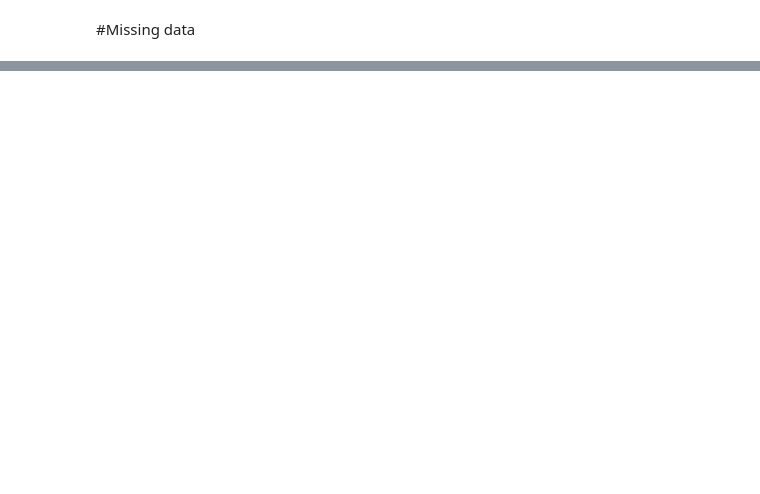
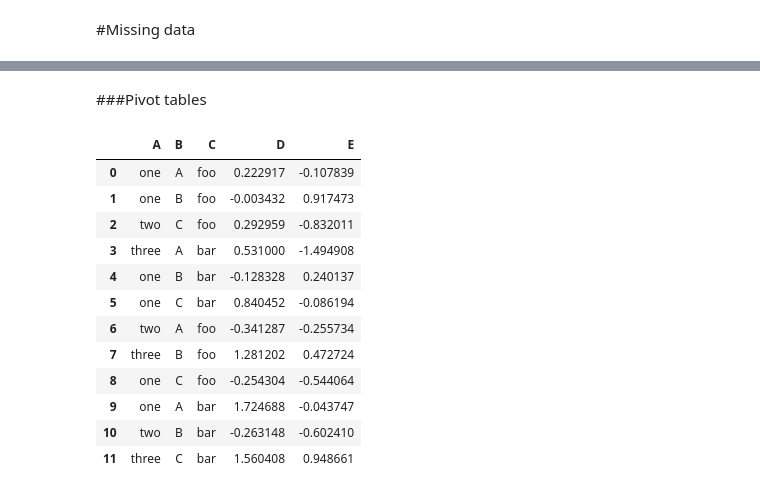
Before and after one commit to aenfield/random, a Jupyter notebook: 10MinutesToPandas.ipynb, the cells around one changed output, grey strips where cells are left out. Cells and saved outputs as stored; diff of their text form; code cells hidden in the pictures; blank space fills up the shorter version.

```diff
--- a/10MinutesToPandas.ipynb
+++ b/10MinutesToPandas.ipynb
@@ -509,0 +1030,23 @@ dfcopy2
+# %% [markdown]
+###Pivot tables
+# %%
+df = pd.DataFrame({'A' : ['one', 'one', 'two', 'three'] * 3,
+                   'B' : ['A', 'B', 'C'] * 4,
+                   'C' : ['foo', 'foo', 'foo', 'bar', 'bar', 'bar'] * 2,
+                   'D' : np.random.randn(12),
+                   'E' : np.random.randn(12)})
+df
+# %% [output]
+|  | A | B | C | D | E |
+| 0 | one | A | foo | 0.222917 | -0.107839 |
+| 1 | one | B | foo | -0.003432 | 0.917473 |
+| 2 | two | C | foo | 0.292959 | -0.832011 |
+| 3 | three | A | bar | 0.531000 | -1.494908 |
+| 4 | one | B | bar | -0.128328 | 0.240137 |
+| 5 | one | C | bar | 0.840452 | -0.086194 |
+| 6 | two | A | foo | -0.341287 | -0.255734 |
+| 7 | three | B | foo | 1.281202 | 0.472724 |
+| 8 | one | C | foo | -0.254304 | -0.544064 |
+| 9 | one | A | bar | 1.724688 | -0.043747 |
+| 10 | two | B | bar | -0.263148 | -0.602410 |
+| 11 | three | C | bar | 1.560408 | 0.948661 |
```
Also changed, not shown: parts of 150 cells of this notebook.
